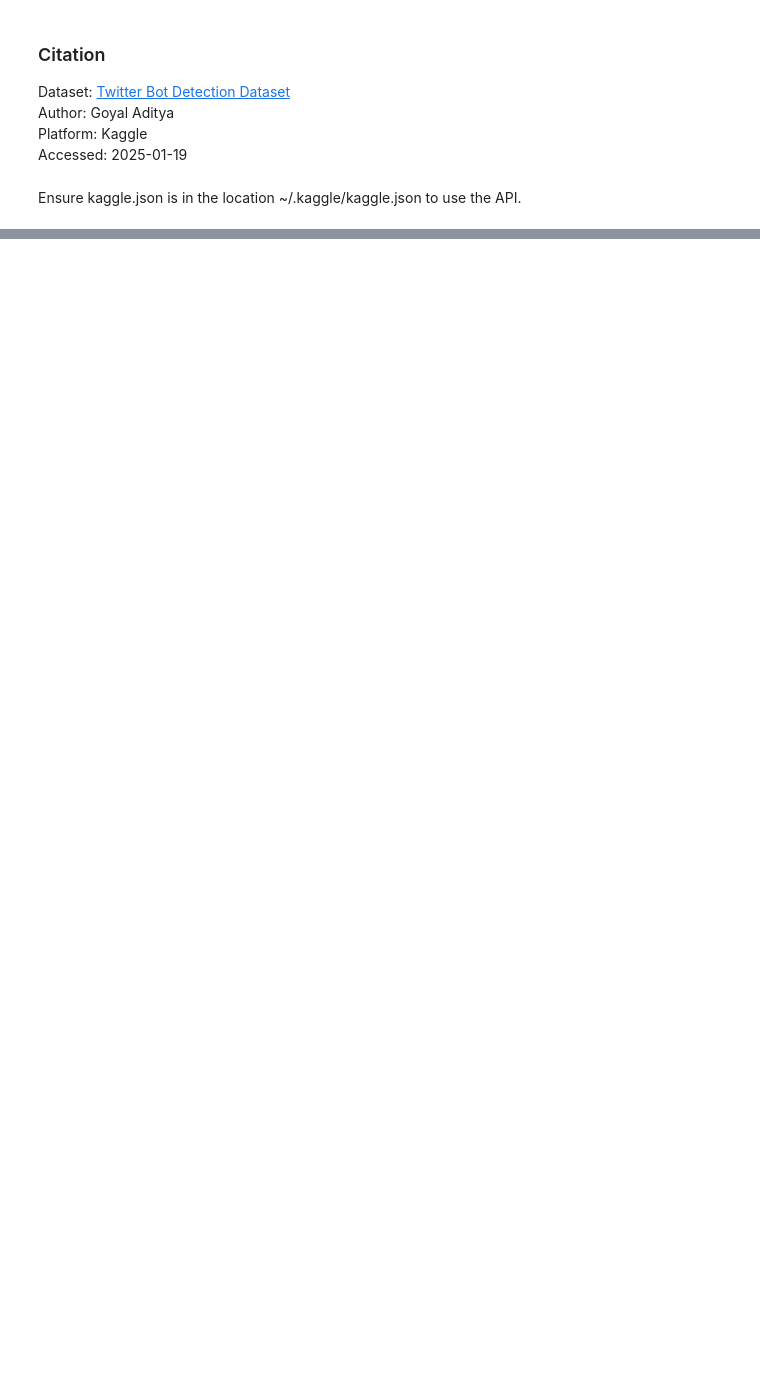
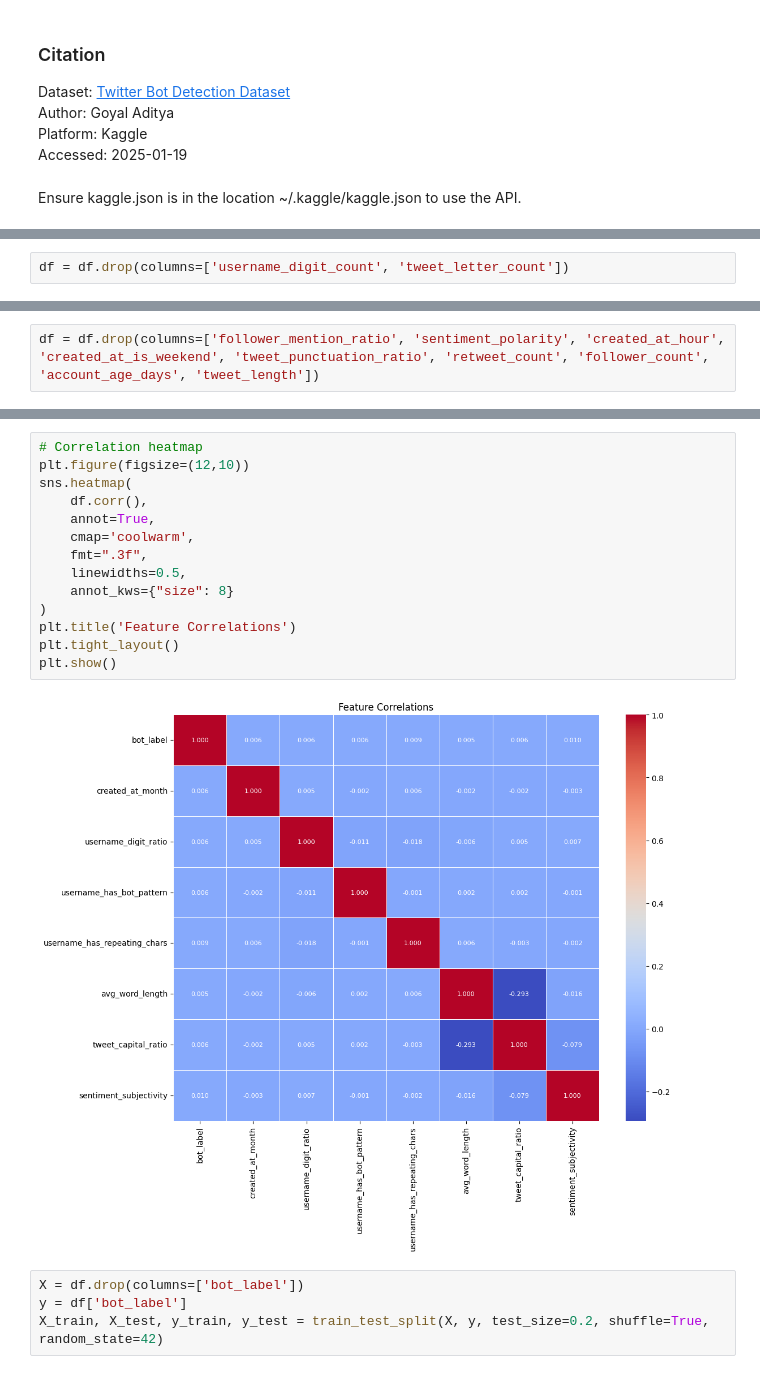
Before and after one commit to 0xRichardH/cu_supervised_learning, a Jupyter notebook: twitter_bot_detection.ipynb, the cells around one changed output, grey strips where cells are left out. Drawn from its saved outputs; the diff is of its cells as text; blank space fills up the shorter version.

```diff
--- a/twitter_bot_detection.ipynb
+++ b/twitter_bot_detection.ipynb
@@ -47,0 +232,2 @@ Please make sure you specified the correct resource identifiers.
+# %%
+df = df.drop(columns=['username_digit_count', 'tweet_letter_count'])
@@ -47,0 +255,2 @@ Please make sure you specified the correct resource identifiers.
+# %%
+df = df.drop(columns=['follower_mention_ratio', 'sentiment_polarity', 'created_at_hour', 'created_at_is_weekend', 'tweet_punctuation_ratio', 'retweet_count', 'follower_count', 'account_age_days', 'tweet_length'])
@@ -47,0 +269,20 @@ Please make sure you specified the correct resource identifiers.
+# %%
+# Correlation heatmap
+plt.figure(figsize=(12,10))
+sns.heatmap(
+    df.corr(),
+    annot=True,
+    cmap='coolwarm',
+    fmt=".3f",
+    linewidths=0.5,
+    annot_kws={"size": 8}
+)
+plt.title('Feature Correlations')
+plt.tight_layout()
+plt.show()
+# %% [output]
+[figure, added]
+# %%
+X = df.drop(columns=['bot_label'])
+y = df['bot_label']
+X_train, X_test, y_train, y_test = train_test_split(X, y, test_size=0.2, shuffle=True, random_state=42)
```
Also changed, not shown: parts of 23 cells of this notebook.
